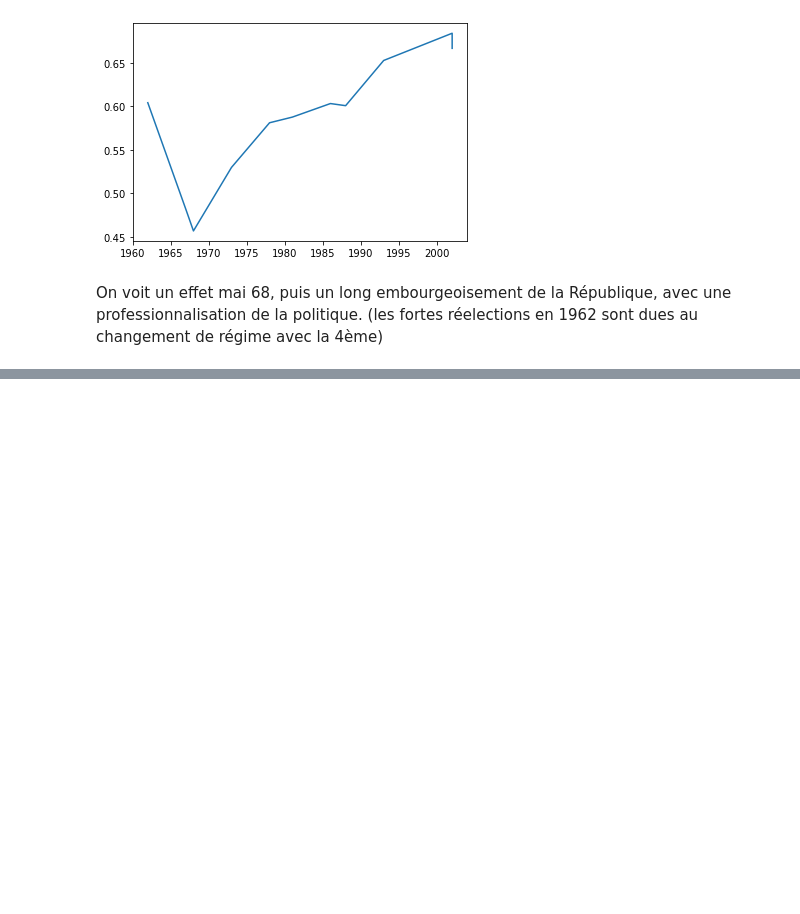
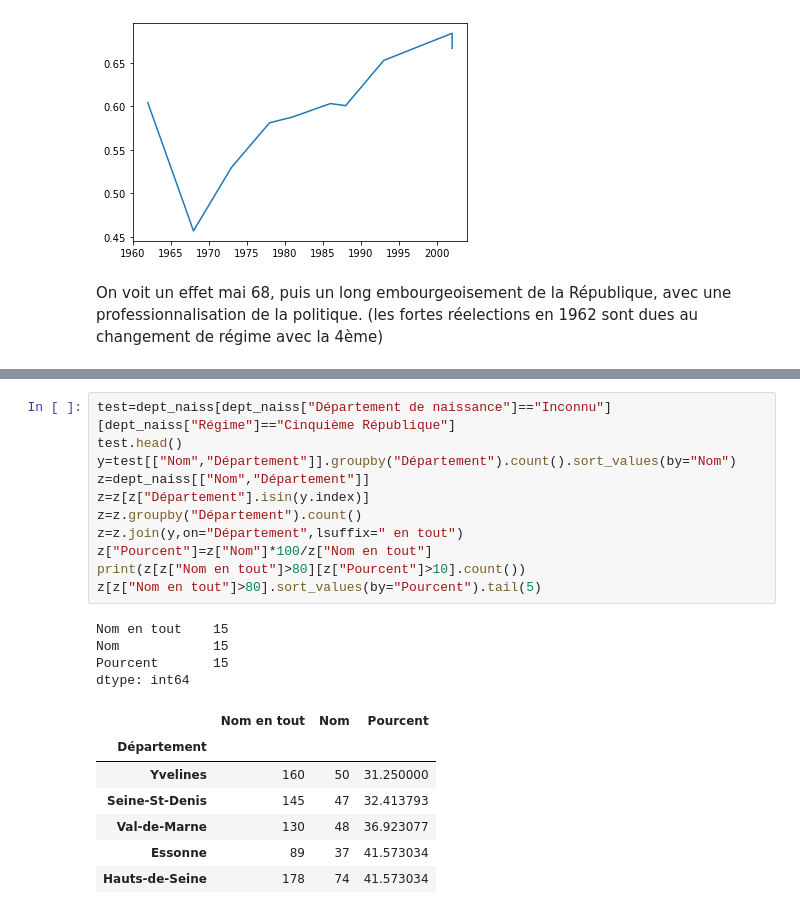
Before and after one commit to dusylvain/Projet-Python-deputes, a Jupyter notebook: statistiques_descriptives_depute.ipynb, the cells around one changed output, grey strips where cells are left out. Saved outputs shown, nothing was run; the diff lists cells and outputs as text; blank space fills up the shorter version.

```diff
--- a/statistiques_descriptives_depute.ipynb
+++ b/statistiques_descriptives_depute.ipynb
@@ -582,0 +535,23 @@ dept_naiss[dept_naiss["Département de naissance"]=="Inconnu"][dept_naiss["Régi
+# %%
+test=dept_naiss[dept_naiss["Département de naissance"]=="Inconnu"][dept_naiss["Régime"]=="Cinquième République"]
+test.head()
+y=test[["Nom","Département"]].groupby("Département").count().sort_values(by="Nom")
+z=dept_naiss[["Nom","Département"]]
+z=z[z["Département"].isin(y.index)]
+z=z.groupby("Département").count()
+z=z.join(y,on="Département",lsuffix=" en tout")
+z["Pourcent"]=z["Nom"]*100/z["Nom en tout"]
+print(z[z["Nom en tout"]>80][z["Pourcent"]>10].count())
+z[z["Nom en tout"]>80].sort_values(by="Pourcent").tail(5)
+# %% [output]
+Nom en tout    15
+Nom            15
+Pourcent       15
+dtype: int64
+|  | Nom en tout | Nom | Pourcent |
+| Département |  |  |  |
+| Yvelines | 160 | 50 | 31.250000 |
+| Seine-St-Denis | 145 | 47 | 32.413793 |
+| Val-de-Marne | 130 | 48 | 36.923077 |
+| Essonne | 89 | 37 | 41.573034 |
+| Hauts-de-Seine | 178 | 74 | 41.573034 |
```
Also changed, not shown: parts of 3 cells of this notebook.
